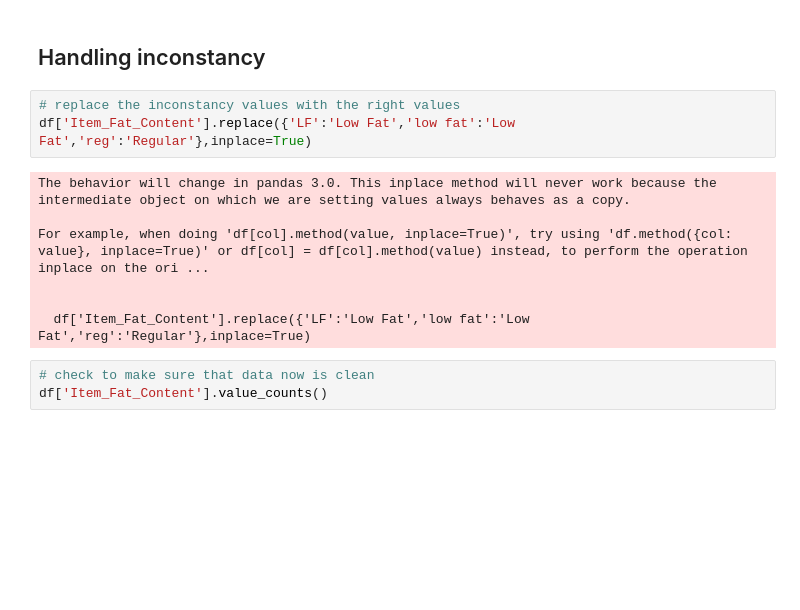
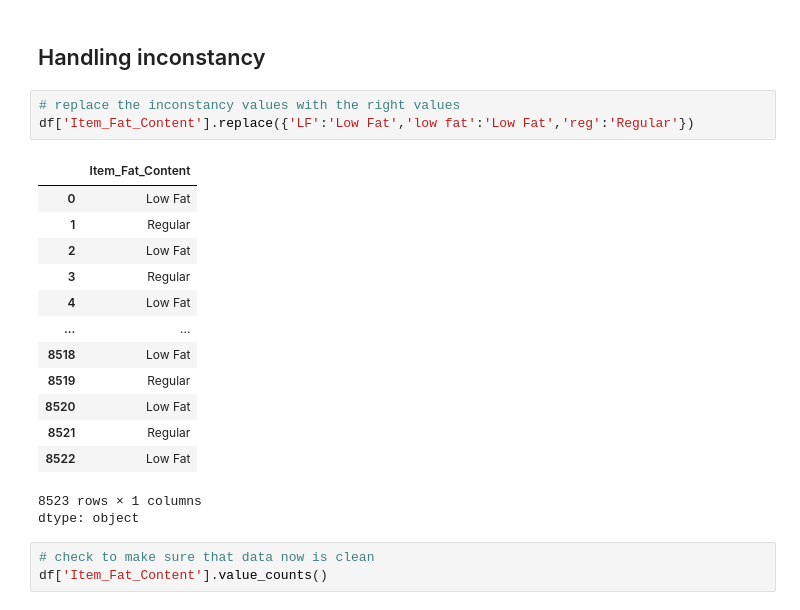
Before and after one commit to abeeraz379/Prediction-of-Product-sales, a Jupyter notebook: prediction of product sales.ipynb, the cells around one changed output. Cells and saved outputs as stored; diff of their text form; blank space fills up the shorter version.

```diff
--- a/prediction of product sales.ipynb
+++ b/prediction of product sales.ipynb
@@ -222,14 +215,22 @@ Name: count, Length: 3493, dtype: int64
 ## Handling inconstancy
 # %%
 # replace the inconstancy values with the right values
-df['Item_Fat_Content'].replace({'LF':'Low Fat','low fat':'Low Fat','reg':'Regular'},inplace=True)
+df['Item_Fat_Content'].replace({'LF':'Low Fat','low fat':'Low Fat','reg':'Regular'})
 # %% [output]
+|  | Item_Fat_Content |
+| 0 | Low Fat |
+| 1 | Regular |
+| 2 | Low Fat |
+| 3 | Regular |
+| 4 | Low Fat |
+| ... | ... |
+| 8518 | Low Fat |
+| 8519 | Regular |
+| 8520 | Low Fat |
+| 8521 | Regular |
+| 8522 | Low Fat |
-The behavior will change in pandas 3.0. This inplace method will never work because the intermediate object on which we are setting values always behaves as a copy.
-
-For example, when doing 'df[col].method(value, inplace=True)', try using 'df.method({col: value}, inplace=True)' or df[col] = df[col].method(value) instead, to perform the operation inplace on the ori ...
-
-
-  df['Item_Fat_Content'].replace({'LF':'Low Fat','low fat':'Low Fat','reg':'Regular'},inplace=True)
+8523 rows × 1 columns
+dtype: object
 # %%
 # check to make sure that data now is clean
 df['Item_Fat_Content'].value_counts()
```
Also changed, not shown: parts of 7 cells of this notebook.
